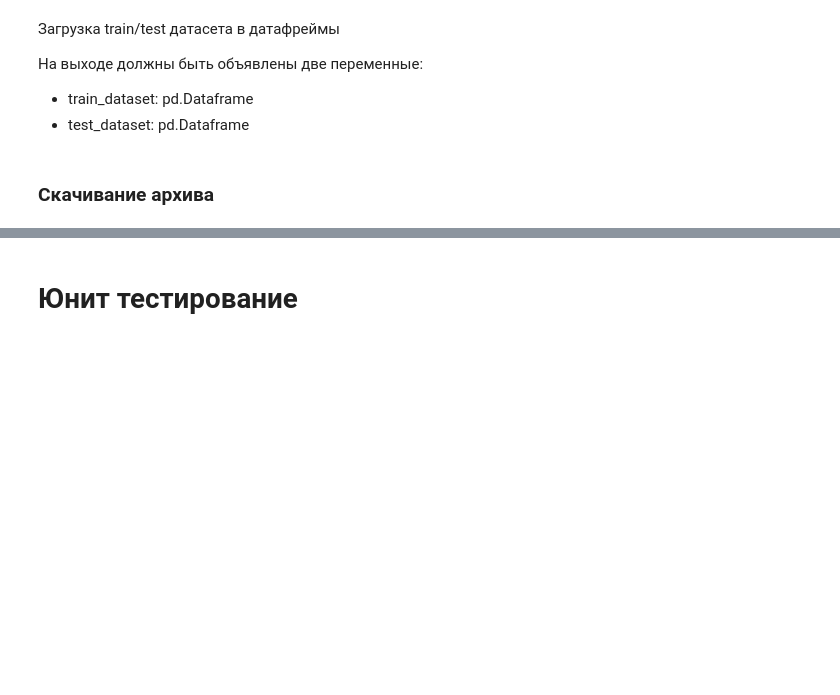
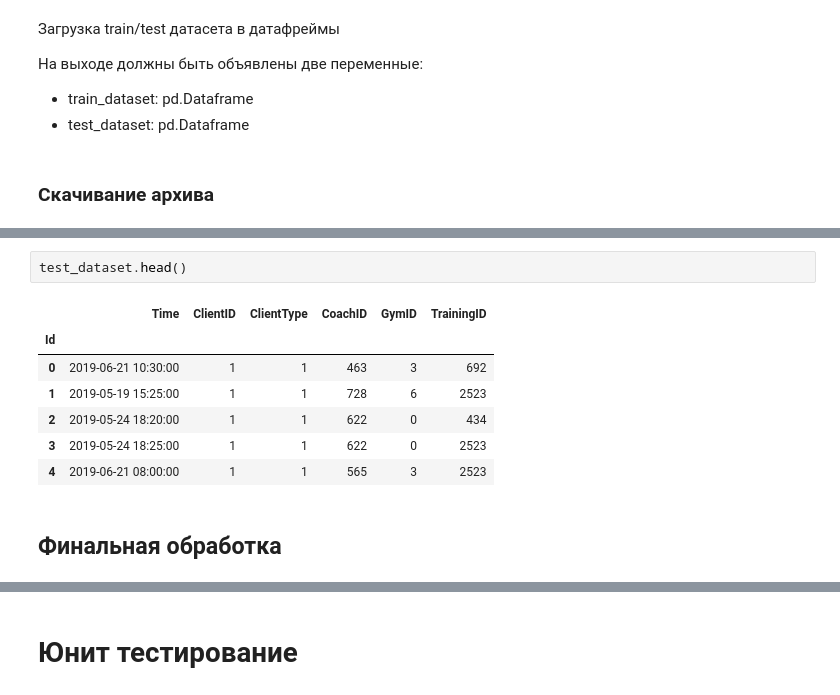
Before and after one commit to alex-kozinov/ml_competitions, a Jupyter notebook: kaggle/ML Posterior. Gym training prediction/solution.ipynb, the cells around one changed output, grey strips where cells are left out. Saved outputs shown, nothing was run; the diff lists cells and outputs as text; blank space fills up the shorter version.

```diff
--- a/kaggle/ML Posterior. Gym training prediction/solution.ipynb
+++ b/kaggle/ML Posterior. Gym training prediction/solution.ipynb
@@ -118,0 +207,12 @@ Working directory is /content/drive/My Drive/projects/Kaggle. ML Posterior. Gym
+# %%
+test_dataset.head()
+# %% [output]
+|  | Time | ClientID | ClientType | CoachID | GymID | TrainingID |
+| Id |  |  |  |  |  |  |
+| 0 | 2019-06-21 10:30:00 | 1 | 1 | 463 | 3 | 692 |
+| 1 | 2019-05-19 15:25:00 | 1 | 1 | 728 | 6 | 2523 |
+| 2 | 2019-05-24 18:20:00 | 1 | 1 | 622 | 0 | 434 |
+| 3 | 2019-05-24 18:25:00 | 1 | 1 | 622 | 0 | 2523 |
+| 4 | 2019-06-21 08:00:00 | 1 | 1 | 565 | 3 | 2523 |
+# %% [markdown]
+## Финальная обработка
```
Also changed, not shown: parts of 37 cells of this notebook.
